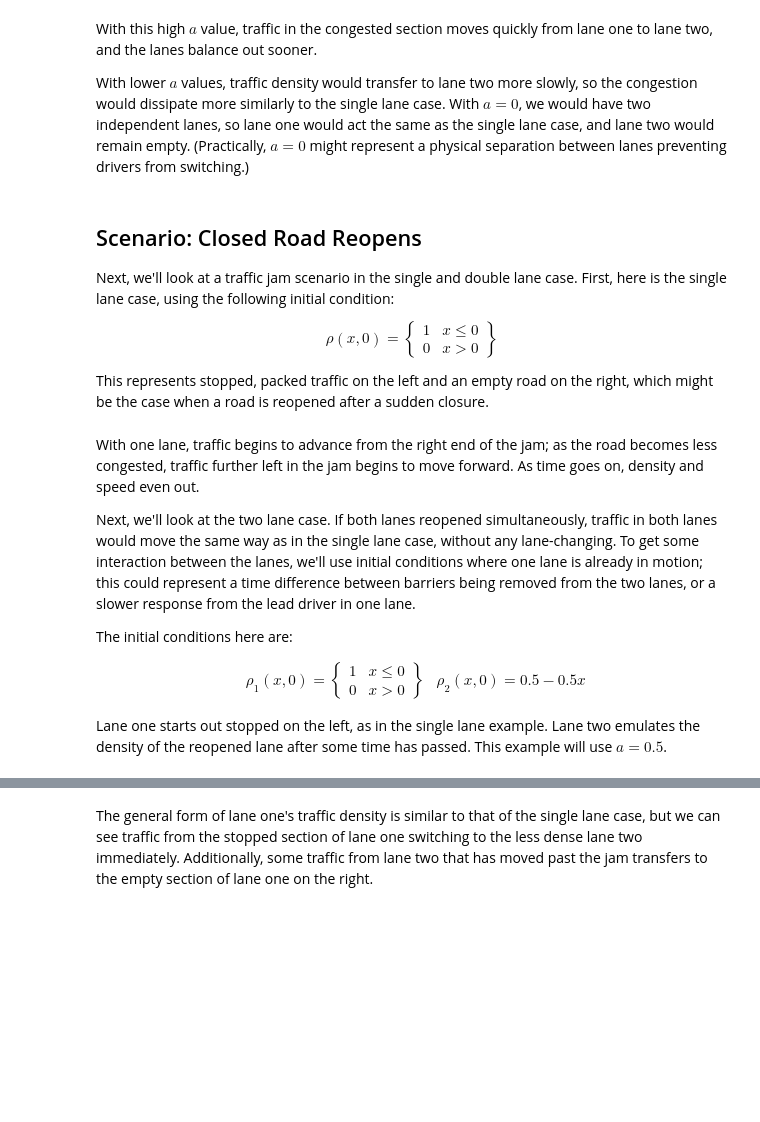
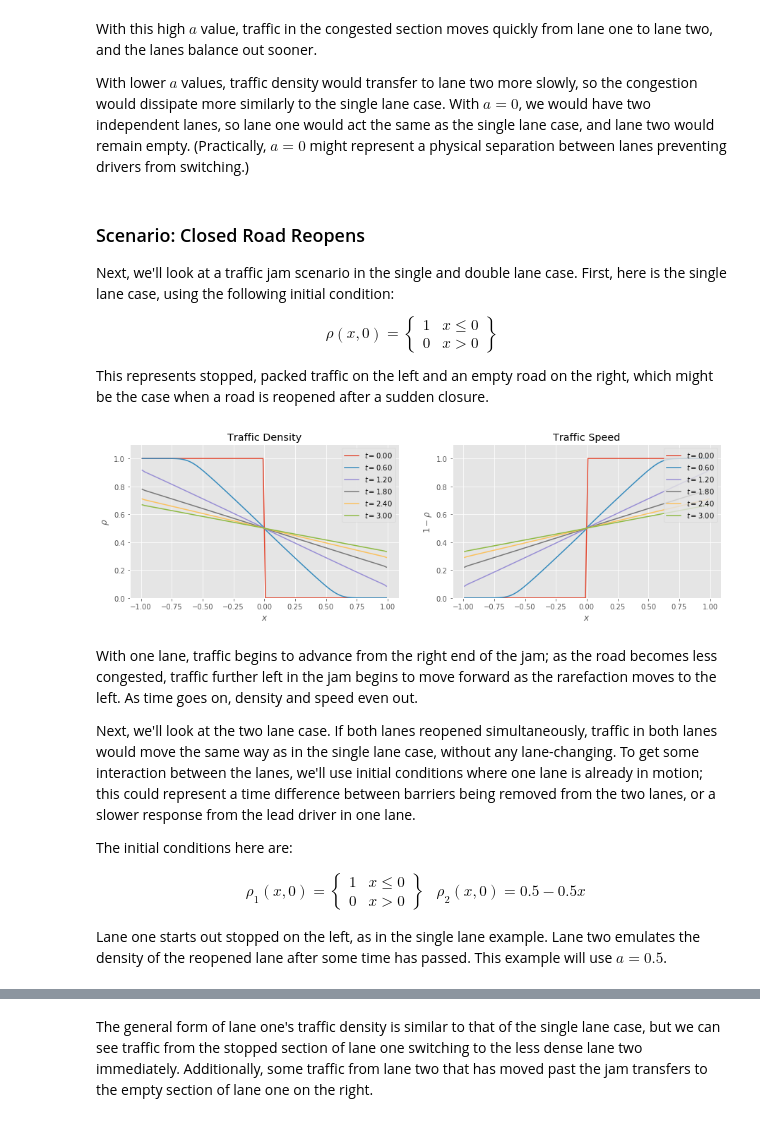
Before and after one commit to j-emmel/class, a Jupyter notebook: project/project.ipynb, the cells around one changed output, grey strips where cells are left out. Cells and saved outputs as stored; diff of their text form; code cells hidden in the pictures; blank space fills up the shorter version.

```diff
--- a/project/project.ipynb
+++ b/project/project.ipynb
@@ -363,7 +397,7 @@ With this high $a$ value, traffic in the congested section moves quickly from la
 
 With lower $a$ values, traffic density would transfer to lane two more slowly, so the congestion would dissipate more similarly to the single lane case. With $a=0$, we would have two independent lanes, so lane one would act the same as the single lane case, and lane two would remain empty. (Practically, $a=0$ might represent a physical separation between lanes preventing drivers from switching.)
 # %% [markdown]
-## Scenario: Closed Road Reopens
+### Scenario: Closed Road Reopens
 
 Next, we'll look at a traffic jam scenario in the single and double lane case. First, here is the single lane case, using the following initial condition:
 
@@ -372,10 +406,12 @@ $$ \rho(x, 0) = \left\{\begin{matrix} 1 & x \leq 0\\ 0 & x > 0 \end{matrix}\righ
 This represents stopped, packed traffic on the left and an empty road on the right, which might be the case when a road is reopened after a sudden closure.
 # %%
 traffix_ic_jam = lambda x: 1.0 * (x <= 0)
-x, hist = fvsolve2(riemann_traffic, traffix_ic_jam, n=100, limit=limit_sin, tfinal=3)
+x, hist = fvsolve2(riemann_traffic, traffix_ic_jam, n=100, tfinal=3)
 plot_results(x, hist)
+# %% [output]
+[figure, added]
 # %% [markdown]
-With one lane, traffic begins to advance from the right end of the jam; as the road becomes less congested, traffic further left in the jam begins to move forward. As time goes on, density and speed even out.
+With one lane, traffic begins to advance from the right end of the jam; as the road becomes less congested, traffic further left in the jam begins to move forward as the rarefaction moves to the left. As time goes on, density and speed even out.
 
 Next, we'll look at the two lane case. If both lanes reopened simultaneously, traffic in both lanes would move the same way as in the single lane case, without any lane-changing. To get some interaction between the lanes, we'll use initial conditions where one lane is already in motion; this could represent a time difference between barriers being removed from the two lanes, or a slower response from the lead driver in one lane.
 
```
Also changed, not shown: parts of 13 cells of this notebook, 2 other files.
